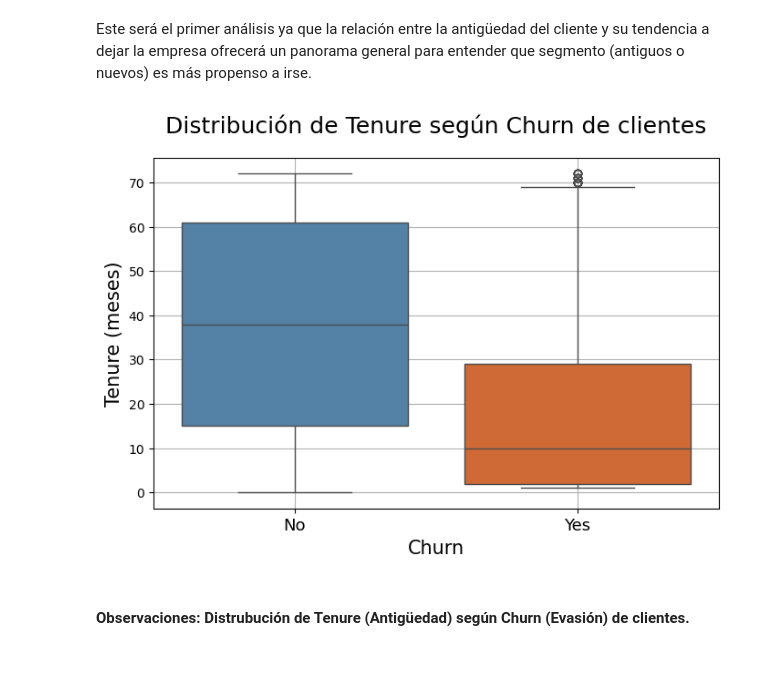
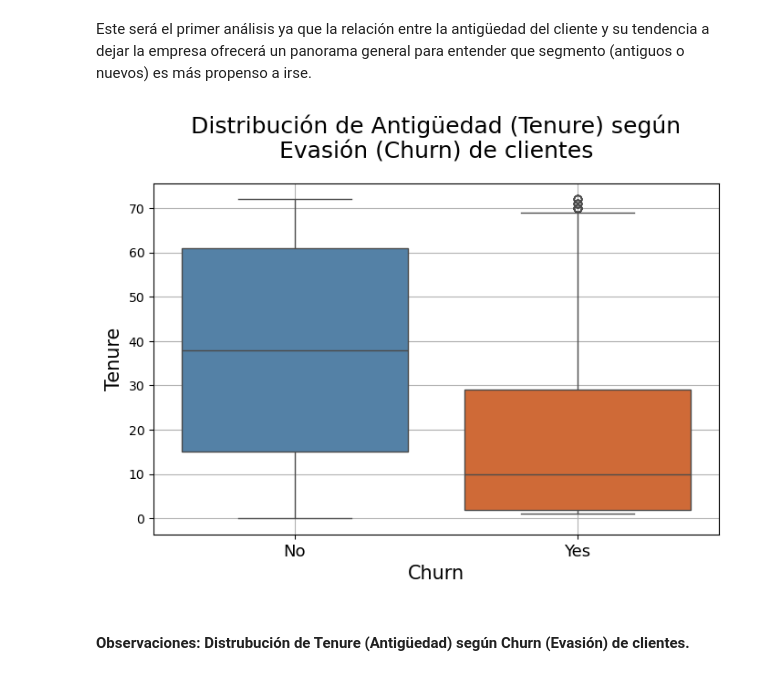
Before and after one commit to ignaciomajo/proyecto_TelecomX, a Jupyter notebook: proyecto_telecomx.ipynb, the cells around one changed output. Cells and saved outputs as stored; diff of their text form; code cells hidden in the pictures.

```diff
--- a/proyecto_telecomx.ipynb
+++ b/proyecto_telecomx.ipynb
@@ -88,0 +97,28 @@ El directorio ya existe.
+# %%
+def boxplot_churn(df: pd.DataFrame,
+                  ycol: str,
+                  ylabel: str=None,
+                  title_translate: str=None):
+
+    """
+    """
+
+    if ylabel is None:
+        ylabel = ycol
+    if title_translate is None:
+        title_translate = ycol
+
+    fig, ax = plt.subplots(figsize=(8, 5))
+
+    ax = sns.boxplot(data=df_churn, x='Churn', y='Tenure', hue='Churn', palette=churn_colors)
+    plt.title(f'Distribución de {title_translate} según\nEvasión (Churn) de clientes', fontsize=18, pad=20)
+    plt.xlabel('Churn', fontsize=15)
+    plt.ylabel(ylabel, fontsize=15)
+    plt.xticks(fontsize=13)
+    plt.grid(True)
+
+    fig.savefig(figures_path/f'boxplot_Churn_{ycol}.png',
+                transparent=False,
+                dpi=300,
+                bbox_inches='tight')
+    plt.show()
@@ -493,22 +721,12 @@ plt.show()
 #### 📌 1. ¿Existe relación entre la antigüedad del cliente y el abandono?
 # %% [markdown]
 Este será el primer análisis ya que la relación entre la antigüedad del cliente y su tendencia a dejar la empresa ofrecerá un panorama general para entender que segmento (antiguos o nuevos) es más propenso a irse.
-# %%
-fig, ax = plt.subplots(figsize=(8, 5))
-ax = sns.boxplot(data=df_churn, x='Churn', y='Tenure', hue='Churn', palette=churn_colors)
-plt.title('Distribución de Tenure según Churn de clientes', fontsize=18, pad=20)
-plt.xlabel('Churn', fontsize=15)
-plt.ylabel('Tenure (meses)', fontsize=15)
-plt.xticks(fontsize=13)
-plt.grid(True)
-
-fig.savefig(figures_path/'boxplot_Churn_Tenure.png',
-            transparent=False,
-            dpi=300,
-            bbox_inches='tight')
-plt.show()
-# %% [output]
-[figure, removed]
+# %%
+boxplot_tenure = boxplot_churn(df_churn,
+                               ycol='Tenure',
+                               title_translate='Antigüedad (Tenure)')
+# %% [output]
+[figure, added]
 # %% [markdown]
 #### Observaciones: Distrubución de Tenure (Antigüedad) según Churn (Evasión) de clientes.
 # %% [markdown]
```
Also changed, not shown: parts of 56 cells of this notebook, 21 other files.
